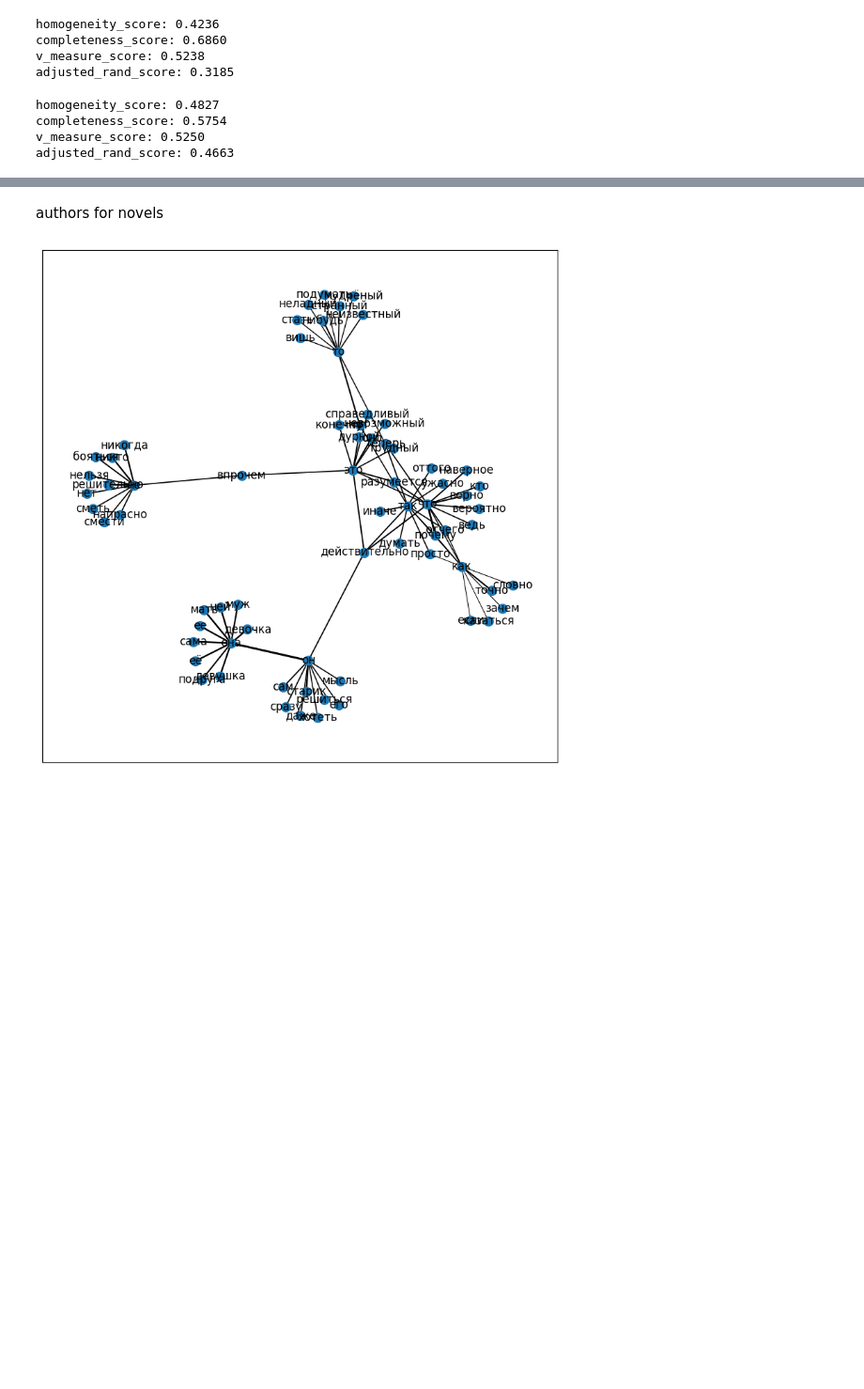
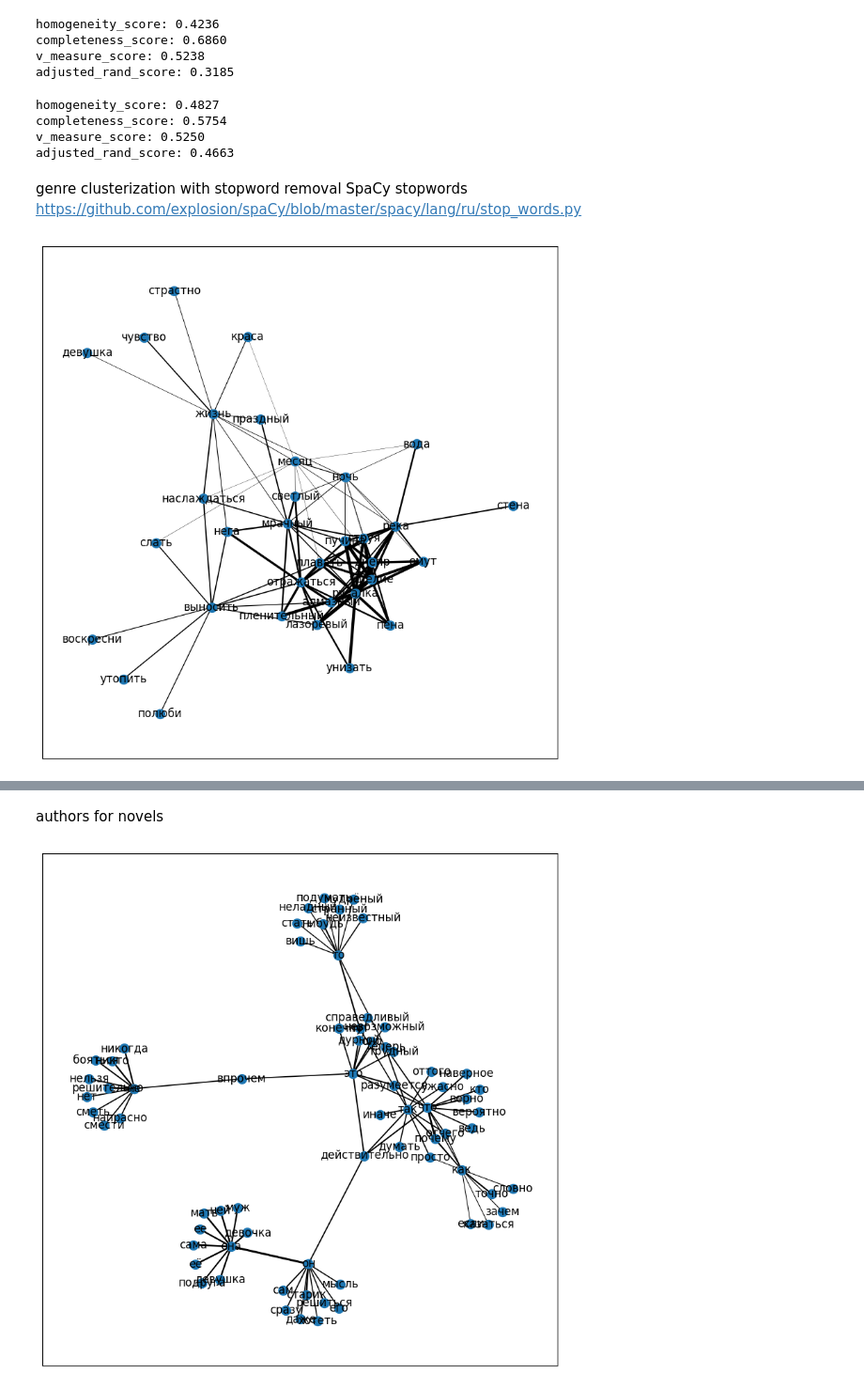
Before and after one commit to imusaeva99/literary_genre_identifier, a Jupyter notebook: notebooks/word2vec_create_graphs.ipynb, the cells around one changed output, grey strips where cells are left out. Shown: that part at 94% size. Drawn from its saved outputs; the diff is of its cells as text; code cells hidden in the pictures; blank space fills up the shorter version.

Commit message:
eda and word2vec update

```diff
--- a/notebooks/word2vec_create_graphs.ipynb
+++ b/notebooks/word2vec_create_graphs.ipynb
@@ -376,3 +376,6 @@ v_measure_score: 0.5250
 adjusted_rand_score: 0.4663
 # %%
 graph_feat.to_csv('graph_feat.csv', index=False)
+# %% [markdown]
+genre clusterization with stopword removal
+SpaCy stopwords https://github.com/explosion/spaCy/blob/master/spacy/lang/ru/stop_words.py
@@ -378,0 +550,7 @@ graph_feat.to_csv('graph_feat.csv', index=False)
+# %%
+plt.figure(figsize=(10, 10))
+graph = nx.Graph(graphs[10])
+weights = np.array(list(nx.get_edge_attributes(graph, 'weight').values()))
+nx.draw_networkx(graph, node_size=100, width=(weights + 0.5)**4)
+# %% [output]
+[figure, added]
```
Also changed, not shown: parts of 8 cells of this notebook, 1 other file.
